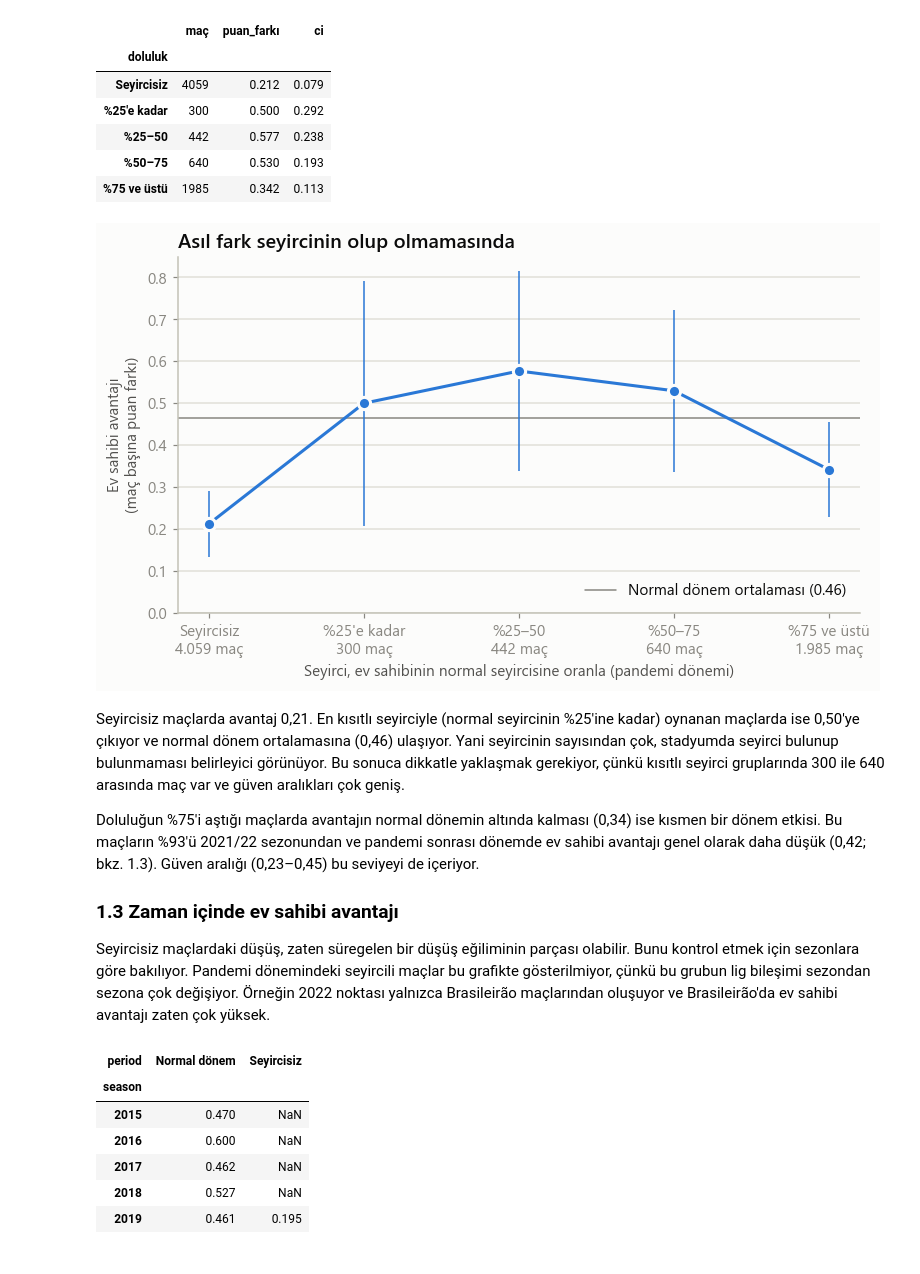
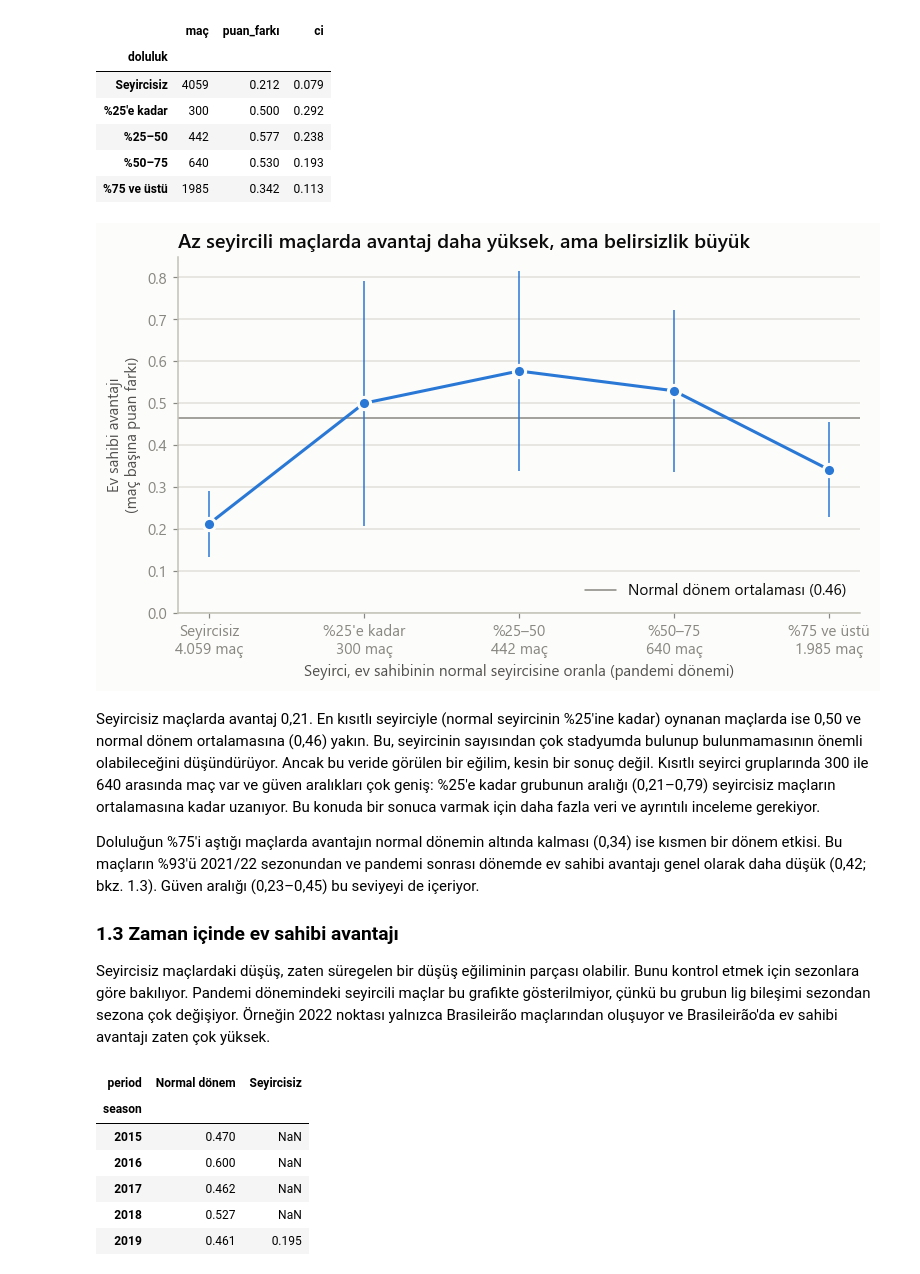
Before and after one commit to Daisyhaxx/saha-disi-faktorler, a Jupyter notebook: notebooks/02_analysis.ipynb, the cells around one changed output. Drawn from its saved outputs; the diff is of its cells as text; code cells hidden in the pictures.

```diff
--- a/notebooks/02_analysis.ipynb
+++ b/notebooks/02_analysis.ipynb
@@ -180,22 +194,22 @@ dose.round(3)
 # %%
 fig, ax = plt.subplots(figsize=(8, 4.2))
 x = np.arange(len(dose))
 ax.axhline(normal_mean, color=MUTED, linewidth=1, label=f"Normal dönem ortalaması ({normal_mean:.2f})")
 ax.errorbar(x, dose["puan_farkı"], yerr=dose["ci"], color=BLUE, ecolor=BLUE, elinewidth=1,
             capsize=0, marker="o", markersize=8, markeredgecolor=SURFACE, markeredgewidth=2)
 ax.set_xticks(x, [f"{label}\n{n:,} maç".replace(",", ".") for label, n in zip(dose.index, dose["maç"])])
 ax.legend(loc="lower right")
 ax.set_ylim(0, None)
 ax.grid(axis="x", visible=False)
 ax.set_xlabel("Seyirci, ev sahibinin normal seyircisine oranla (pandemi dönemi)")
 ax.set_ylabel("Ev sahibi avantajı\n(maç başına puan farkı)")
-ax.set_title("Asıl fark seyircinin olup olmamasında")
+ax.set_title("Az seyircili maçlarda avantaj daha yüksek, ama belirsizlik büyük")
 save(fig, "q1_doluluk_ev_avantaji")
 plt.show()
 # %% [output]
-[figure, old version]
+[figure, new version]
 # %% [markdown]
-Seyircisiz maçlarda avantaj 0,21. En kısıtlı seyirciyle (normal seyircinin %25'ine kadar) oynanan maçlarda ise 0,50'ye çıkıyor ve normal dönem ortalamasına (0,46) ulaşıyor. Yani seyircinin sayısından çok, stadyumda seyirci bulunup bulunmaması belirleyici görünüyor. Bu sonuca dikkatle yaklaşmak gerekiyor, çünkü kısıtlı seyirci gruplarında 300 ile 640 arasında maç var ve güven aralıkları çok geniş.
+Seyircisiz maçlarda avantaj 0,21. En kısıtlı seyirciyle (normal seyircinin %25'ine kadar) oynanan maçlarda ise 0,50 ve normal dönem ortalamasına (0,46) yakın. Bu, seyircinin sayısından çok stadyumda bulunup bulunmamasının önemli olabileceğini düşündürüyor. Ancak bu veride görülen bir eğilim, kesin bir sonuç değil. Kısıtlı seyirci gruplarında 300 ile 640 arasında maç var ve güven aralıkları çok geniş: %25'e kadar grubunun aralığı (0,21–0,79) seyircisiz maçların ortalamasına kadar uzanıyor. Bu konuda bir sonuca varmak için daha fazla veri ve ayrıntılı inceleme gerekiyor.
 
 Doluluğun %75'i aştığı maçlarda avantajın normal dönemin altında kalması (0,34) ise kısmen bir dönem etkisi. Bu maçların %93'ü 2021/22 sezonundan ve pandemi sonrası dönemde ev sahibi avantajı genel olarak daha düşük (0,42; bkz. 1.3). Güven aralığı (0,23–0,45) bu seviyeyi de içeriyor.
 
```
Also changed, not shown: parts of 14 cells of this notebook, 5 other files.
